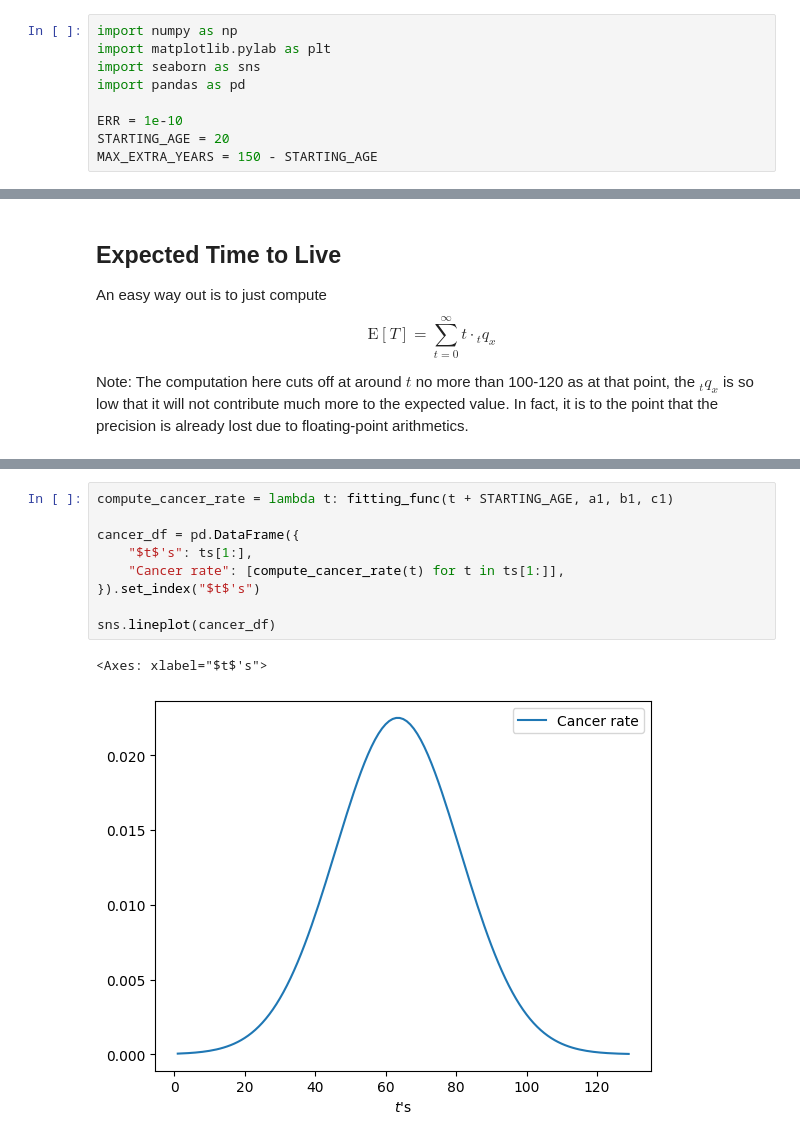
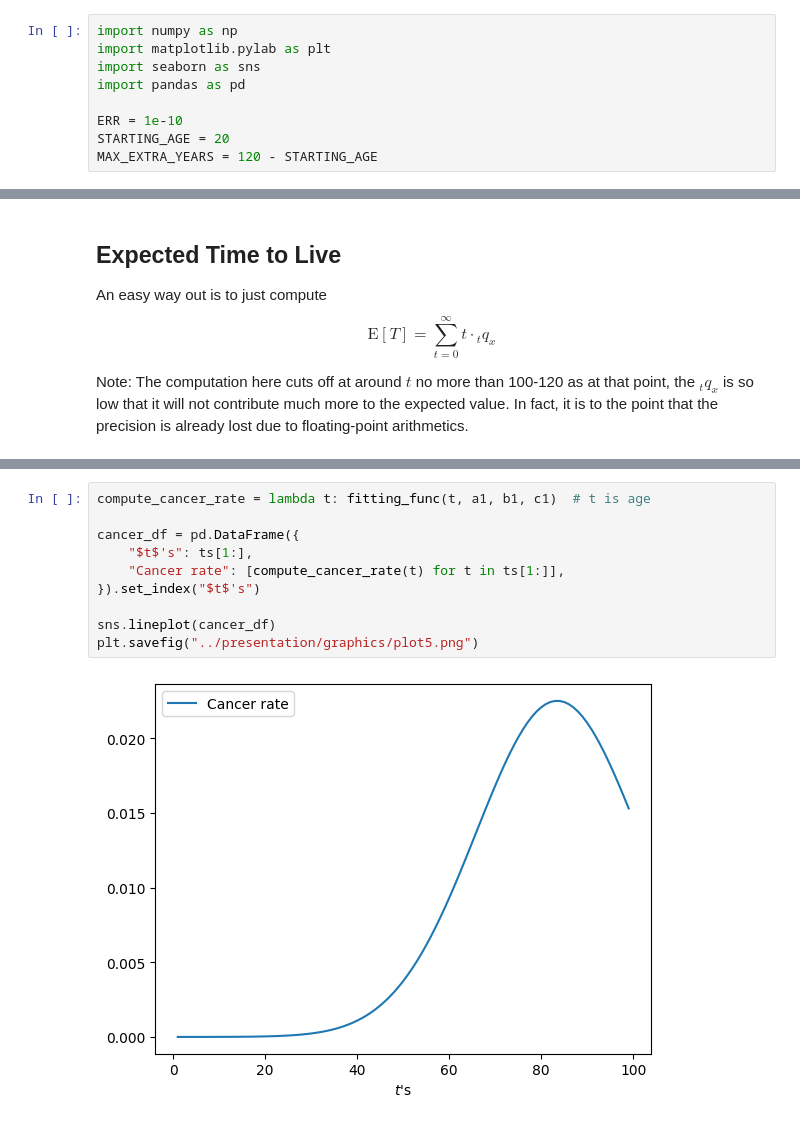
Before and after one commit to nngerncham/non-homog-insurance, a Jupyter notebook: computation/Non-homog MC.ipynb, the cells around one changed output, grey strips where cells are left out. Saved outputs shown, nothing was run; the diff lists cells and outputs as text.

```diff
--- a/computation/Non-homog MC.ipynb
+++ b/computation/Non-homog MC.ipynb
@@ -8,7 +8,7 @@ import pandas as pd
 
 ERR = 1e-10
 STARTING_AGE = 20
-MAX_EXTRA_YEARS = 150 - STARTING_AGE
+MAX_EXTRA_YEARS = 120 - STARTING_AGE
 # %% [markdown]
 # Part 1: The Live-Death Model
 
@@ -233,13 +198,13 @@ sns.scatterplot(cancer_rate_df)
 # %%
-compute_cancer_rate = lambda t: fitting_func(t + STARTING_AGE, a1, b1, c1)
+compute_cancer_rate = lambda t: fitting_func(t, a1, b1, c1)  # t is age
 
 cancer_df = pd.DataFrame({
     "$t$'s": ts[1:],
     "Cancer rate": [compute_cancer_rate(t) for t in ts[1:]],
 }).set_index("$t$'s")
 
 sns.lineplot(cancer_df)
+plt.savefig("../presentation/graphics/plot5.png")
 # %% [output]
-<Axes: xlabel="$t$'s">
-[figure, old version]
+[figure, new version]
 # %% [markdown]
```
Also changed, not shown: parts of 31 cells of this notebook, 12 other files.
